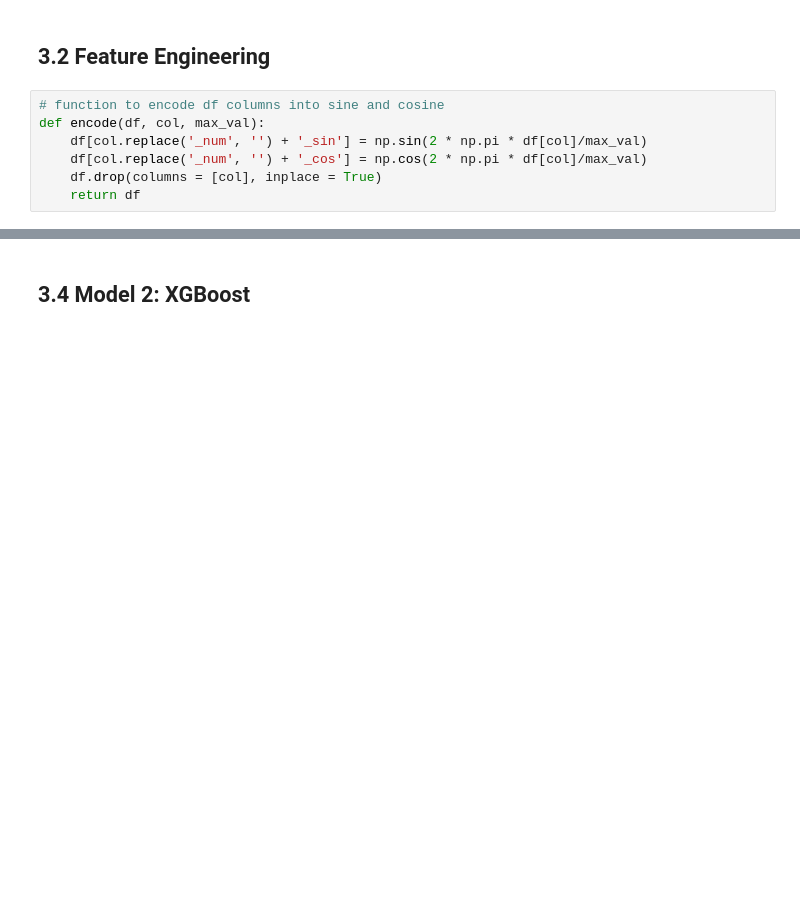
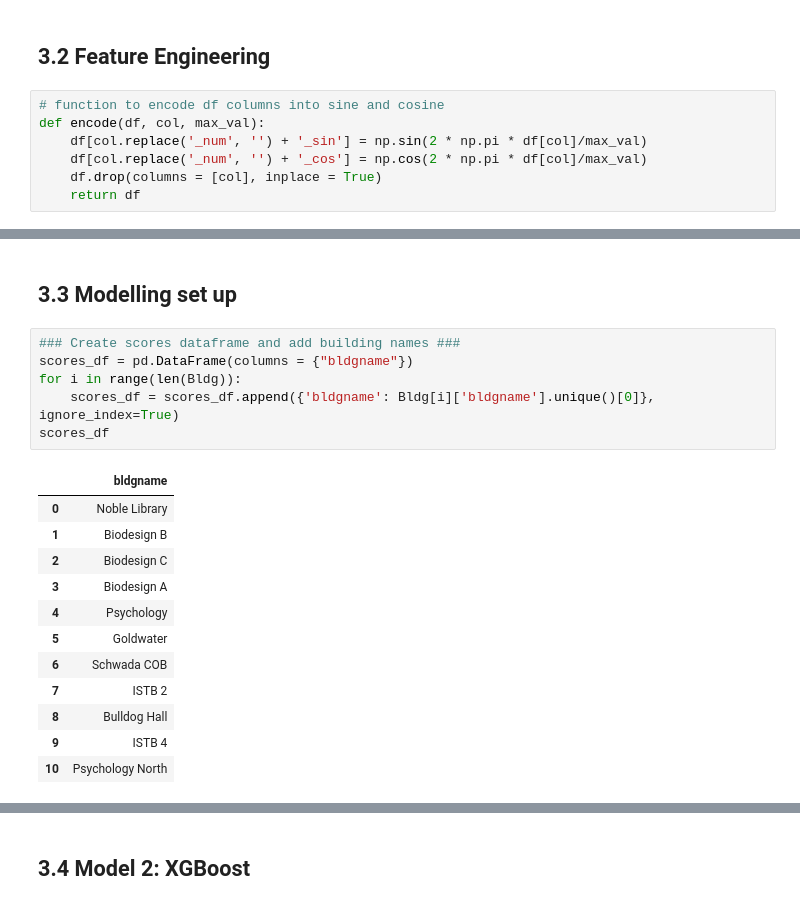
Before and after one commit to freecode23/microclimate-effects, a Jupyter notebook: microclimate_model/ML_Models2.ipynb, the cells around one changed output, grey strips where cells are left out. Saved outputs shown, nothing was run; the diff lists cells and outputs as text; blank space fills up the shorter version.

```diff
--- a/microclimate_model/ML_Models2.ipynb
+++ b/microclimate_model/ML_Models2.ipynb
@@ -278,0 +258,21 @@ Bldg_cyclic[0].plot.scatter('Month_sin', 'Month_cos', ax = ax[1,1]).set_aspect('
+# %% [markdown]
+## 3.3 Modelling set up
+# %%
+### Create scores dataframe and add building names ###
+scores_df = pd.DataFrame(columns = {"bldgname"})
+for i in range(len(Bldg)):
+    scores_df = scores_df.append({'bldgname': Bldg[i]['bldgname'].unique()[0]}, ignore_index=True)
+scores_df
+# %% [output]
+|  | bldgname |
+| 0 | Noble Library |
+| 1 | Biodesign B |
+| 2 | Biodesign C |
+| 3 | Biodesign A |
+| 4 | Psychology |
+| 5 | Goldwater |
+| 6 | Schwada COB |
+| 7 | ISTB 2 |
+| 8 | Bulldog Hall |
+| 9 | ISTB 4 |
+| 10 | Psychology North |
```
Also changed, not shown: parts of 13 cells of this notebook.
